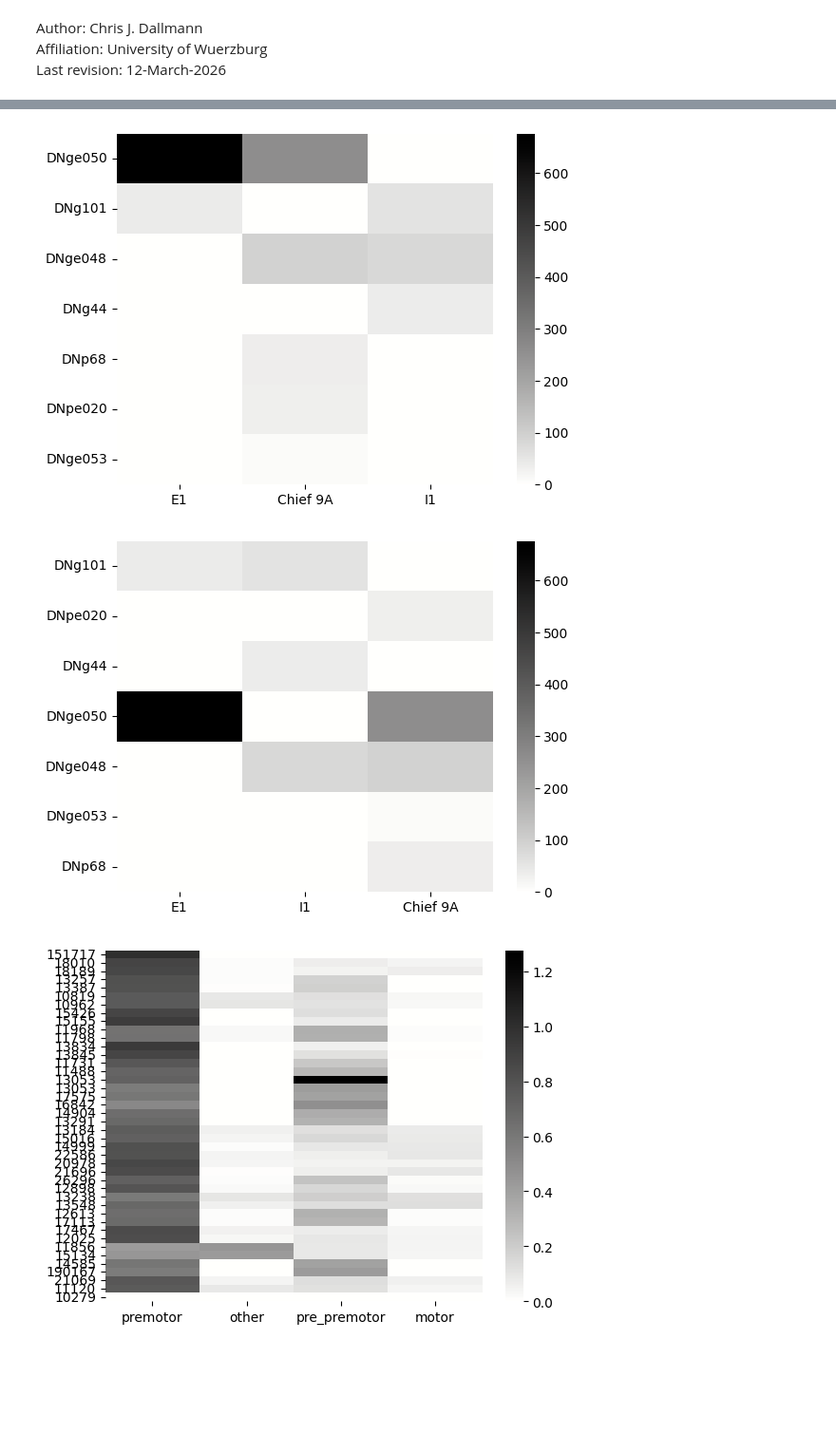
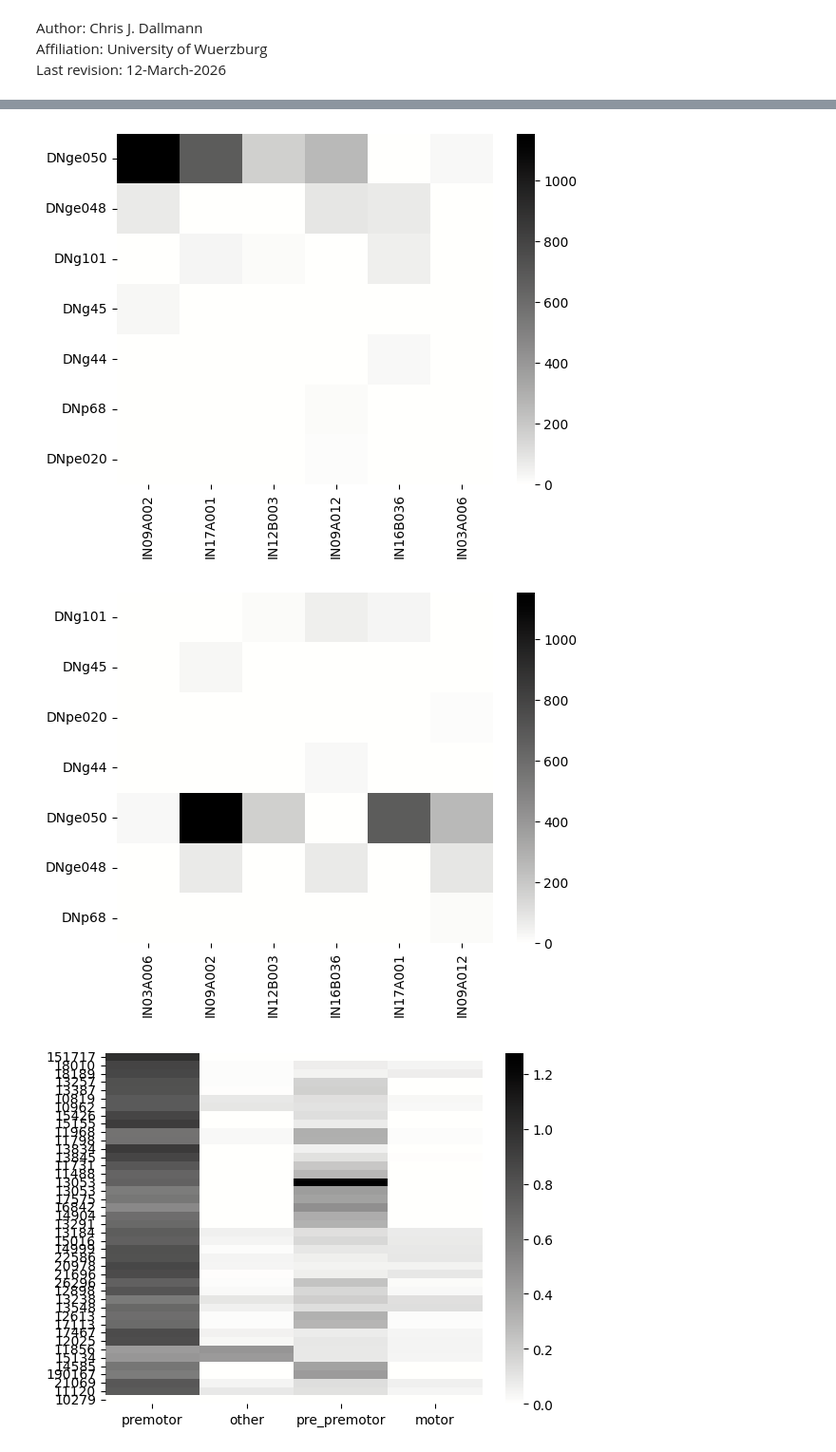
Before and after one commit to chrisjdallmann/roadrunner, a Jupyter notebook: code/manc_neuron_analysis.ipynb, the cells around one changed output, grey strips where cells are left out. Shown at 95% size. Saved outputs shown, nothing was run; the diff lists cells and outputs as text; code cells hidden in the pictures; blank space fills up the shorter version.

```diff
--- a/code/manc_neuron_analysis.ipynb
+++ b/code/manc_neuron_analysis.ipynb
@@ -161,7 +114,6 @@ post_root_ids = df_of_interest.post_root_id.tolist()
 for root_id in pre_root_ids:
     pre_name.append([key for key, values in dict_ids.items() if root_id in values][0])
 for root_id in post_root_ids:
-    post_name.append(df_neurons_of_interest.community_name[df_neurons_of_interest.connectome_id==root_id].item())
+    post_name.append(df_neurons_of_interest.cell_type[df_neurons_of_interest.connectome_id==root_id].item())
 df_of_interest["pre_name"] = pre_name
 df_of_interest["post_name"] = post_name
-df_of_interest
@@ -186,3 +120,6 @@ df_of_interest
+# %%
+# Remove connections between neurons smaller than 10 synapses
+df_of_interest = df_of_interest[df_of_interest.syn_count>=10]
 # %%
 # Plot connectivity with sorted of interest
 pre_names = df_of_interest.pre_name.unique()
@@ -199,20 +136,20 @@ cmap = cmocean.cm.gray_r
 sns.heatmap(conn_mat, cmap=cmap, yticklabels=pre_names, xticklabels=post_names)
 plt.show()
 # %% [output]
-[figure, old version]
+[figure, new version]
 # %%
 # Plot sorted connectivity with neurons of interest
-row_sort_index = [1,5,3,0,2,6,4]
-column_sort_index = [0,2,1]
+row_sort_index = [2,3,6,4,0,1,5]
+column_sort_index = [5,0,2,4,1,3]
 
 conn_mat_sorted = conn_mat[row_sort_index,:]
 conn_mat_sorted = conn_mat_sorted[:,column_sort_index]
 
 sns.heatmap(conn_mat_sorted, cmap=cmap, yticklabels=pre_names[row_sort_index], xticklabels=post_names[column_sort_index])
 #plt.savefig(r"C:\Users\Chris\Desktop\figure.eps", bbox_inches="tight", transparent=True)
 plt.show()
 # %% [output]
-[figure, old version]
+[figure, new version]
 # %%
 # Initialize synapse dictionary
 neuron_types = df_connectivity_post.neuron_type.unique().tolist()
```
Also changed, not shown: parts of 4 cells of this notebook, 1 other file.
